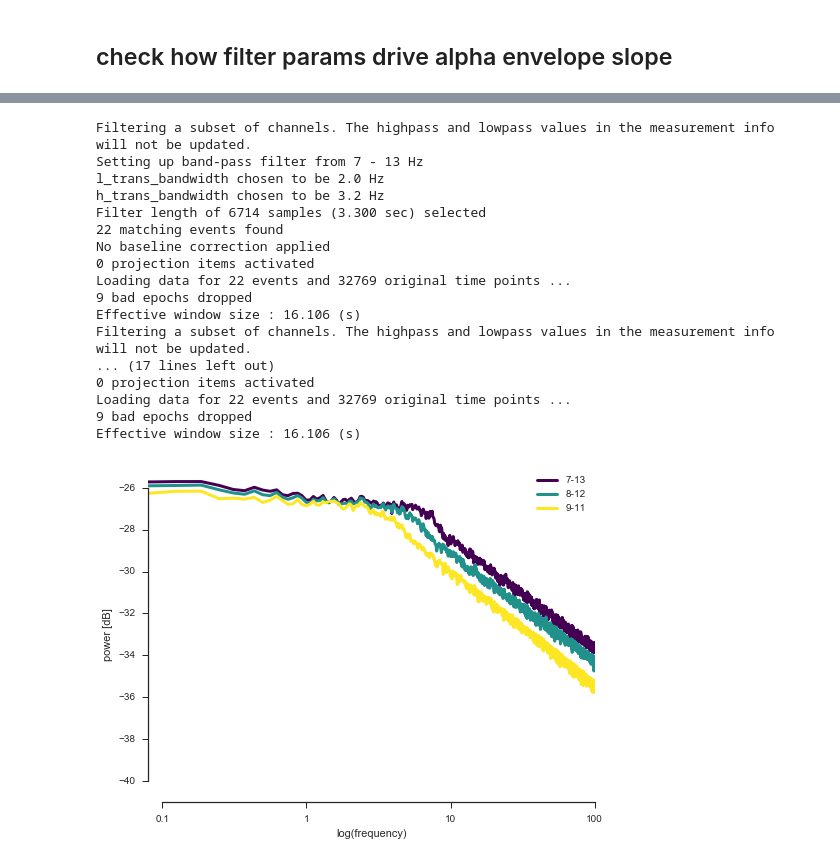
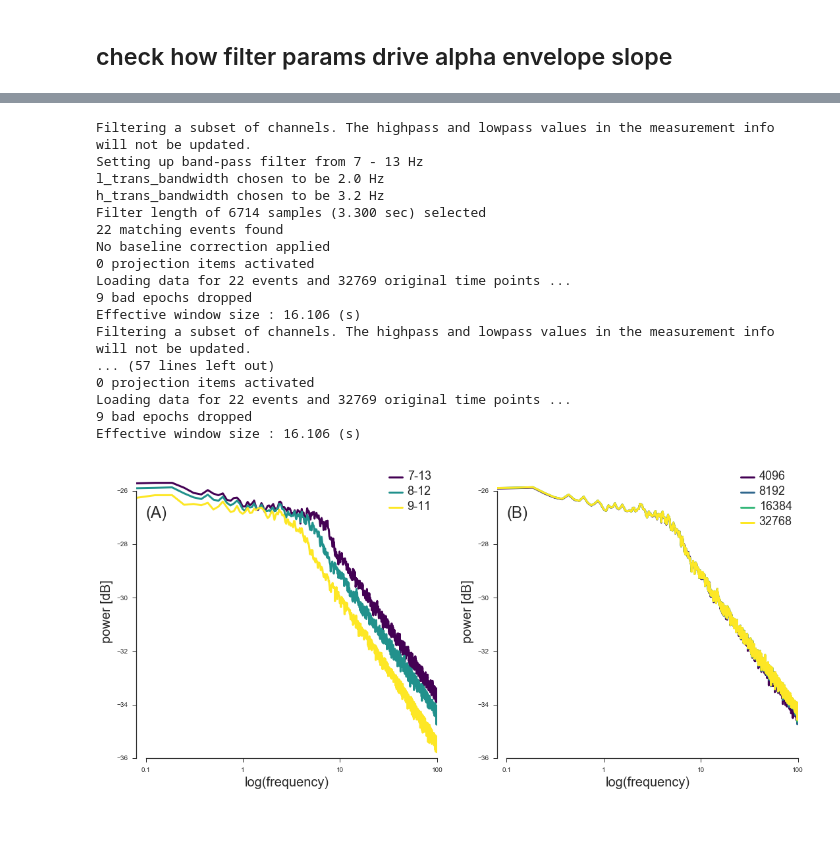
Before and after one commit to neurospin/meg_study_dynamic_scales, a Jupyter notebook: scripts/paper_check_powerlaw_fit.ipynb, the cells around one changed output, grey strips where cells are left out. Saved outputs shown, nothing was run; the diff lists cells and outputs as text; code cells hidden in the pictures; blank space fills up the shorter version.

Commit message:
new check fig

```diff
--- a/scripts/paper_check_powerlaw_fit.ipynb
+++ b/scripts/paper_check_powerlaw_fit.ipynb
@@ -192,7 +204,7 @@ freqs = fftpack.fftfreq(len(raw[100][0][0]), raw.times[1] - raw.times[0])
 freqs = freqs[:freqs.size/2]
 
 psd = fftpack.fft(raw[100][0][0])
-psd = np.abs(psd[:psd.size/2][None, :]) ** 2
+psd = np.abs(psd[:psd.size/2][None, :])
 
 fmask = (freqs <= 2) & (freqs > 0)
 lm = LinearRegression(normalize=False).fit(
@@ -512,48 +544,80 @@ sns.despine(trim=True)
 # %%
-plt.figure(figsize=(8, 6))
+fig, axes = plt.subplots(1, 2, figsize=(18, 8))
+axes = axes.ravel()
 n_fft = 2 ** 15
 filtparams = [(7, 13), (8, 12), (9, 11)]
 colors = [plt.cm.viridis(cc) for cc in np.linspace(0, 1, len(filtparams))]
 for ii, (fmin, fmax) in enumerate(filtparams):
     raw_hil = raw.copy().filter(fmin, fmax, picks=[100])
+    raw_hil.apply_hilbert(picks=[100], envelope=True)
+    freqs, psd = welch(raw_hil[100][0], nperseg=(n_fft), fs=raw_hil.info['sfreq'],
+                       detrend='constant',
+                       noverlap=0)
+    duration = n_fft * (1. / raw.info['sfreq'])
+    events = mne.make_fixed_length_events(raw, 42, duration=duration)
+    epochs = mne.Epochs(raw_hil, events=events, event_id=42, tmin=0, picks=[100],
+                        tmax=duration, baseline=None, preload=True)
+    psd_epochs, freqs = mne.time_frequency.psd_welch(epochs, n_fft=n_fft, n_overlap=0)
+    psd = psd_epochs.mean(0)
+    axes[0].plot(np.log10(freqs), np.log10(psd.T),
+                 color=colors[ii], label='{}-{}'.format(fmin, fmax), linewidth=3);
+ax = axes[0]
+for tt in ax.legend(loc='best').get_texts():
+    tt.set_fontsize(18)
+ax.set_xlabel('log(frequency)', fontsize=20)
+ax.set_ylabel('power [dB]', fontsize=20)
+ax.annotate('(A)', xy=(np.log10(0.1), -27), fontsize=24)
+ax.set_xticks(np.log10([0.1, 1, 10, 100]))
+ax.set_xticklabels([0.1, 1, 10, 100])
+ax.set_xlim(np.log10(0.08), np.log10(100))
+
+ax.set_ylim(-36, -25)
+
+filtparams = [12, 13, 14, 15]
+colors = [plt.cm.viridis(cc) for cc in np.linspace(0, 1, len(filtparams))]
+for ii, (exp) in enumerate(filtparams):
+    raw_hil = raw.copy().filter(l_freq=8, h_freq=12, filter_length=2 ** exp, picks=[100])
     raw_hil.apply_hilbert(picks=[100], envelope=True)
     freqs, psd = welch(raw_hil[100][0], nperseg=(n_fft), fs=raw_hil.info['sfreq'],
                        detrend='constant',
                        noverlap=0)
 
     duration = n_fft * (1. / raw.info['sfreq'])
     events = mne.make_fixed_length_events(raw, 42, duration=duration)
     epochs = mne.Epochs(raw_hil, events=events, event_id=42, tmin=0, picks=[100],
                         tmax=duration, baseline=None, preload=True)
     psd_epochs, freqs = mne.time_frequency.psd_welch(epochs, n_fft=n_fft, n_overlap=0)
     psd = psd_epochs.mean(0)
-    plt.plot(np.log10(freqs), np.log10(psd.T),
-             color=colors[ii], label='{}-{}'.format(fmin, fmax), linewidth=3);
-plt.legend(loc='best')
-plt.xlabel('log(frequency)')
-plt.ylabel('power [dB]')
-plt.xticks(np.log10([0.1, 1, 10, 100]), [0.1, 1, 10, 100])
-plt.xlim(np.log10(0.08), np.log10(100))
-
-
-plt.ylim(-41, -25)
+    axes[1].plot(np.log10(freqs), np.log10(psd.T),
+                 color=colors[ii], label='{}'.format(2**exp), linewidth=3);
+ax = axes[1]
+for tt in ax.legend(loc='best').get_texts():
+    tt.set_fontsize(18)
+ax.set_xlabel('log(frequency)', fontsize=20)
+ax.set_ylabel('power [dB]', fontsize=20)
+ax.set_xticks(np.log10([0.1, 1, 10, 100]))
+ax.set_xticklabels([0.1, 1, 10, 100])
+ax.set_xlim(np.log10(0.08), np.log10(100))
+ax.set_ylim(-36, -25)
+ax.annotate('(B)', xy=(np.log10(0.1), -27), fontsize=24)
 sns.despine(trim=True)
+fig.savefig('paper_figures/check_filter_params_on_alpha.png', dpi=600)
 # %% [output]
 Filtering a subset of channels. The highpass and lowpass values in the measurement info will not be updated.
 Setting up band-pass filter from 7 - 13 Hz
 l_trans_bandwidth chosen to be 2.0 Hz
 h_trans_bandwidth chosen to be 3.2 Hz
 Filter length of 6714 samples (3.300 sec) selected
 22 matching events found
 No baseline correction applied
 0 projection items activated
 Loading data for 22 events and 32769 original time points ...
 9 bad epochs dropped
 Effective window size : 16.106 (s)
 Filtering a subset of channels. The highpass and lowpass values in the measurement info will not be updated.
-... (17 lines left out)
+... (57 lines left out)
 0 projection items activated
 Loading data for 22 events and 32769 original time points ...
 9 bad epochs dropped
 Effective window size : 16.106 (s)
-[figure, old version]
+[figure, new version]
```
Also changed, not shown: parts of 7 cells of this notebook, 1 other file.
